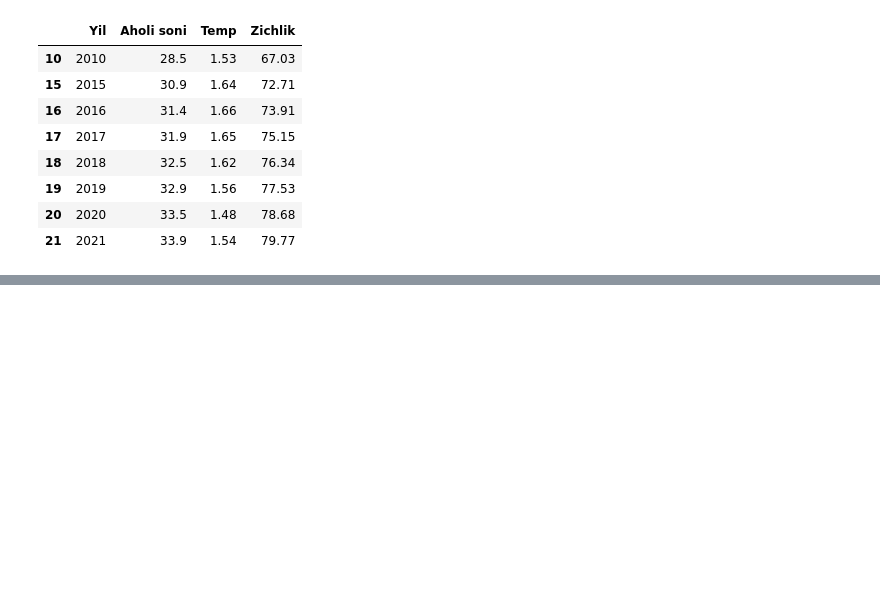
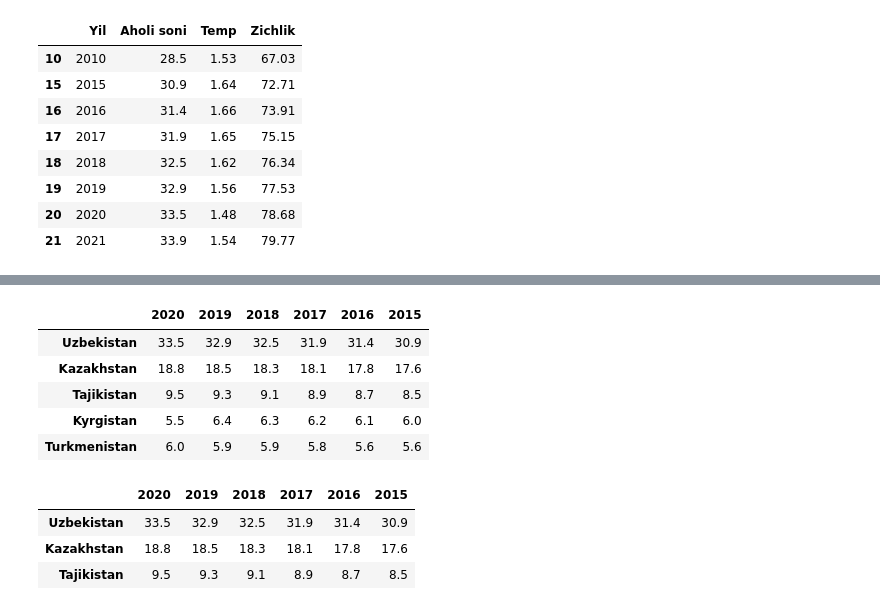
Before and after one commit to ulubeykhuja/mohir_dev_lessons, a Jupyter notebook: 2.3_DataFrame.ipynb, the cells around one changed output, grey strips where cells are left out. Cells and saved outputs as stored; diff of their text form; code cells hidden in the pictures; blank space fills up the shorter version.

```diff
--- a/2.3_DataFrame.ipynb
+++ b/2.3_DataFrame.ipynb
@@ -434,0 +624,17 @@ df
+# %%
+df2 = df.T
+df2
+# %% [output]
+|  | 2020 | 2019 | 2018 | 2017 | 2016 | 2015 |
+| Uzbekistan | 33.5 | 32.9 | 32.5 | 31.9 | 31.4 | 30.9 |
+| Kazakhstan | 18.8 | 18.5 | 18.3 | 18.1 | 17.8 | 17.6 |
+| Tajikistan | 9.5 | 9.3 | 9.1 | 8.9 | 8.7 | 8.5 |
+| Kyrgistan | 5.5 | 6.4 | 6.3 | 6.2 | 6.1 | 6.0 |
+| Turkmenistan | 6.0 | 5.9 | 5.9 | 5.8 | 5.6 | 5.6 |
+# %%
+df2[df2[2015]>6]
+# %% [output]
+|  | 2020 | 2019 | 2018 | 2017 | 2016 | 2015 |
+| Uzbekistan | 33.5 | 32.9 | 32.5 | 31.9 | 31.4 | 30.9 |
+| Kazakhstan | 18.8 | 18.5 | 18.3 | 18.1 | 17.8 | 17.6 |
+| Tajikistan | 9.5 | 9.3 | 9.1 | 8.9 | 8.7 | 8.5 |
```
Also changed, not shown: parts of 34 cells of this notebook.
